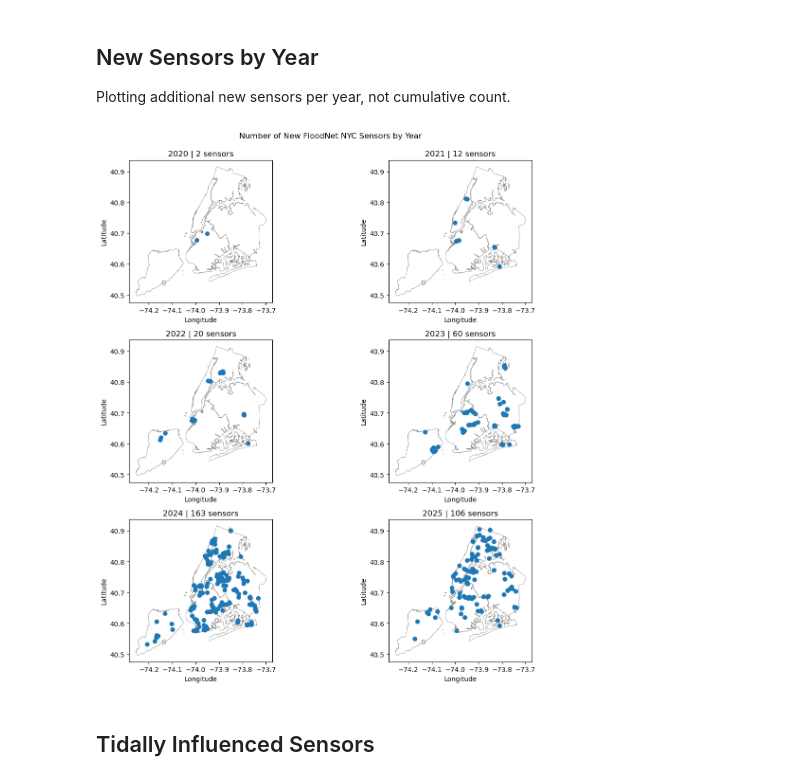
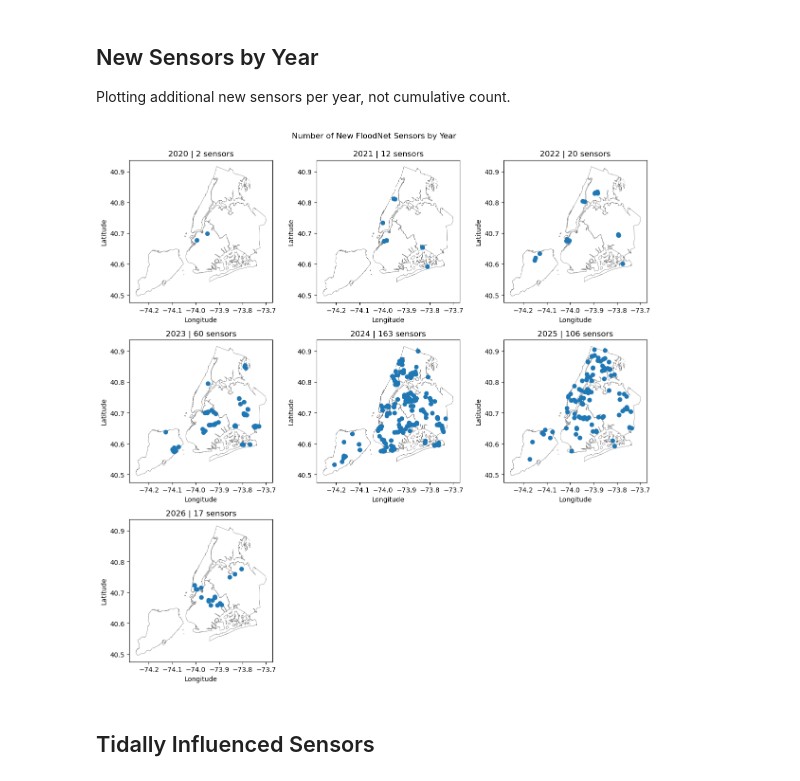
Before and after one commit to mebauer/floodnet-nyc-tutorial, a Jupyter notebook: 01-load-inspect.ipynb, the cells around one changed output. Drawn from its saved outputs; the diff is of its cells as text; code cells hidden in the pictures.

```diff
--- a/01-load-inspect.ipynb
+++ b/01-load-inspect.ipynb
@@ -580,39 +585,43 @@ plt.tight_layout()
 Plotting additional new sensors per year, not cumulative count.
 # %%
 # create figure
-fig, axs = plt.subplots(3, 2, figsize=(12, 12))
+fig, axs = plt.subplots(3, 3, figsize=(12, 12))
 
 # plot only active sensors
 years = metadata_gdf['date_installed'].dt.year.sort_values().unique()
 
 for year, ax in zip(years, axs.flat):
 
     # sensors plot
     plot_df = metadata_gdf.loc[
         metadata_gdf['date_installed'].dt.year == int(year)
     ]
     plot_df.plot(
         column=plot_df['date_installed'].dt.year.astype(str),
         categorical=True,
         ax=ax,
     )
 
     # borough plot
     boro_gdf.plot(
         ax=ax,
         facecolor="None", linewidth=.5, edgecolor="gray",
         zorder=0
     )
 
     # figure labels
     ax.set_title(f"{year} | {plot_df.shape[0]} sensors")
     ax.set_xlabel("Longitude")
     ax.set_ylabel("Latitude")
 
-fig.suptitle("Number of New FloodNet NYC Sensors by Year\n")
+# hide unused subplots
+for ax in axs.flat[len(years):]:
+    ax.set_visible(False)
+
+fig.suptitle("Number of New FloodNet Sensors by Year\n")
 fig.tight_layout()
 # %% [output]
-[figure, old version]
+[figure, new version]
 # %% [markdown]
 ## Tidally Influenced Sensors
 # %%
```
Also changed, not shown: parts of 27 cells of this notebook, 2 other files.
